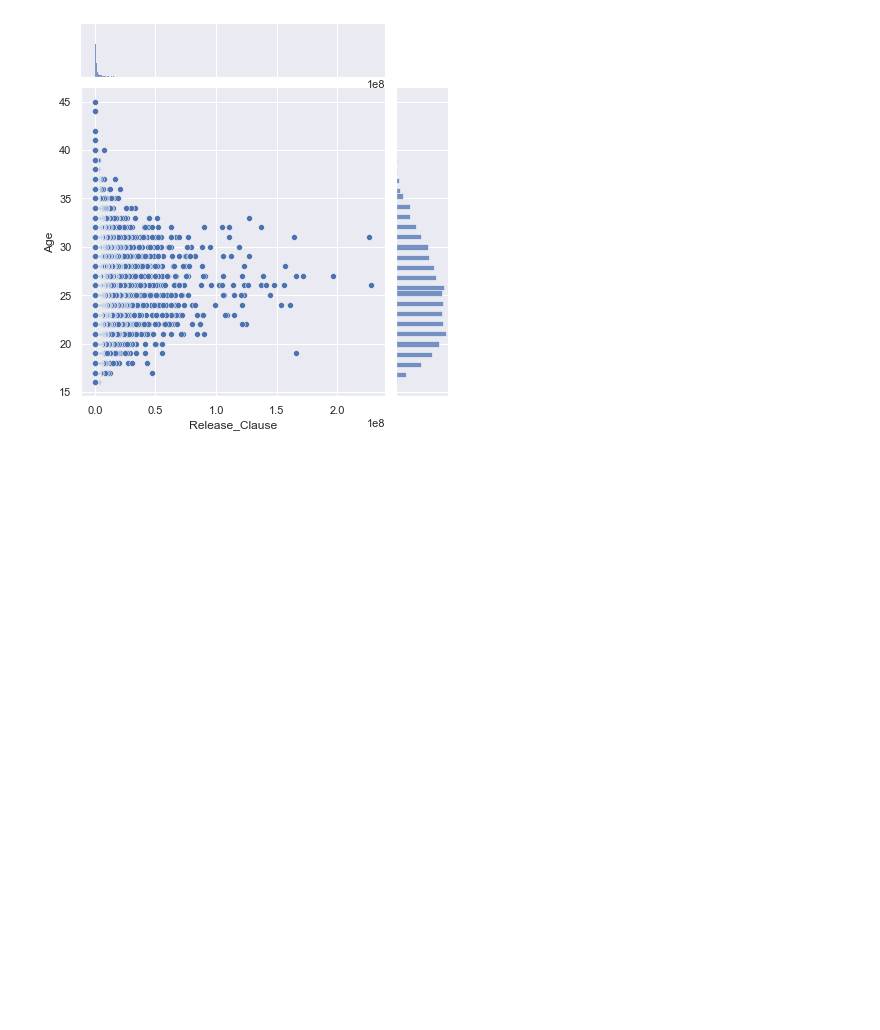
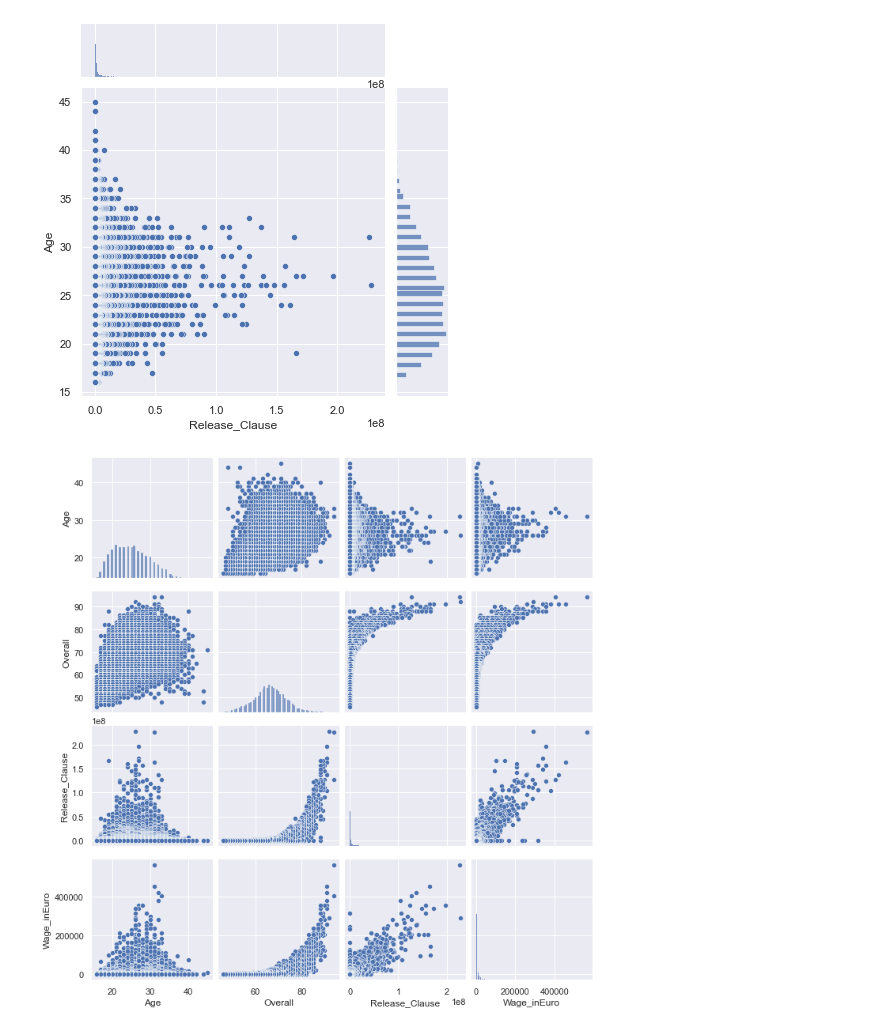
Before and after one commit to ArunitaYen/DataVisualization_fifaDataset, a Jupyter notebook: Fifa_vizualization.ipynb, the cells around one changed output. Saved outputs shown, nothing was run; the diff lists cells and outputs as text; code cells hidden in the pictures; blank space fills up the shorter version.

Commit message:
pairPlot

```diff
--- a/Fifa_vizualization.ipynb
+++ b/Fifa_vizualization.ipynb
@@ -477,3 +477,8 @@ sns.jointplot(x = "Release_Clause", y= "Age", kind='data = wdata)
 plt.show()
 # %% [output]
 [figure]
+# %%
+sns.pairplot(wdata)
+plt.show()
+# %% [output]
+[figure, added]
```
Also changed, not shown: parts of 1 cell of this notebook.
